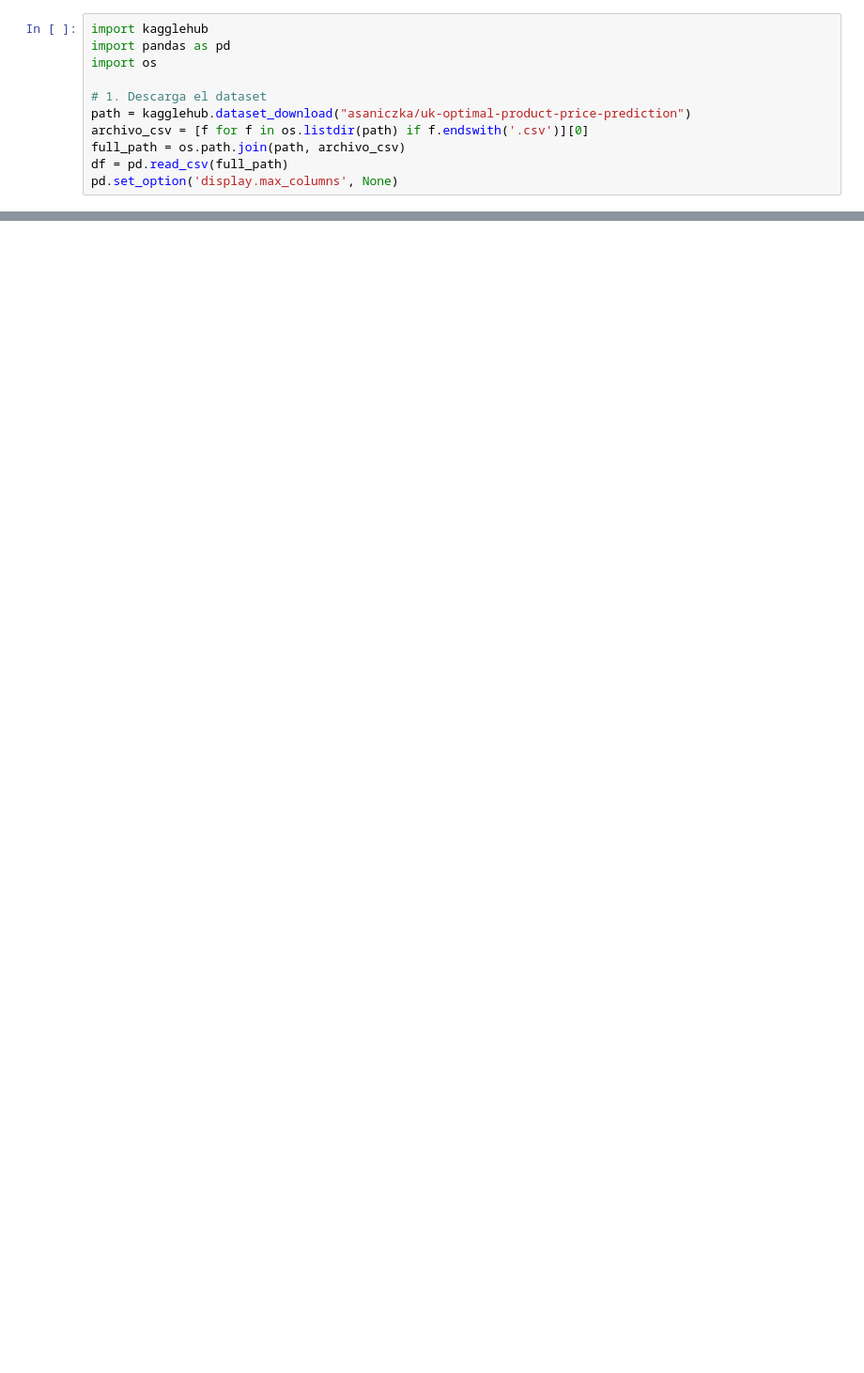
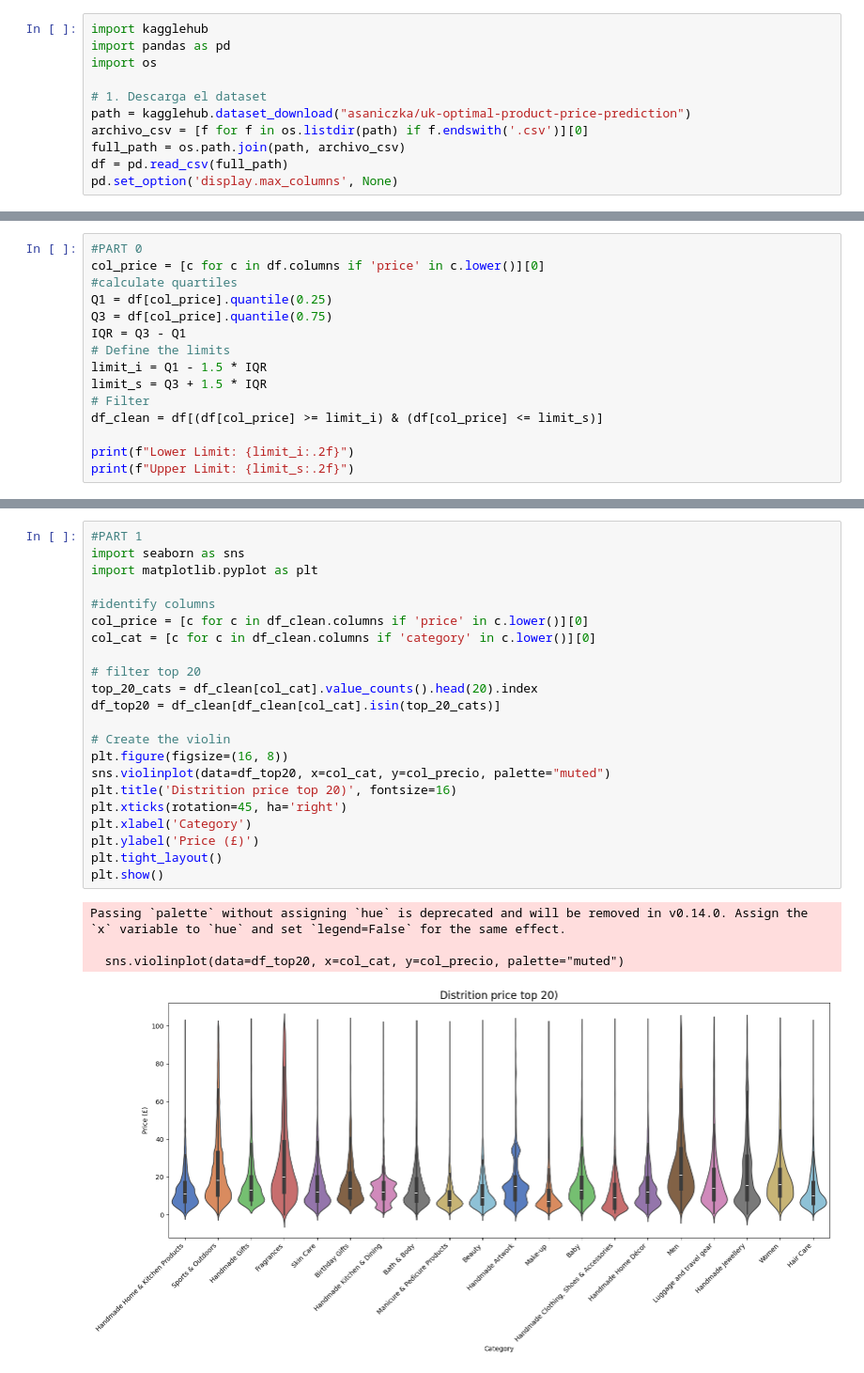
Before and after one commit to paucorreasilva94-lgtm/lab-eda-bivariate, a Jupyter notebook: eda bivarate.ipynb, the cells around one changed output, grey strips where cells are left out. Shown at 94% size. Saved outputs shown, nothing was run; the diff lists cells and outputs as text; blank space fills up the shorter version.

```diff
--- a/eda bivarate.ipynb
+++ b/eda bivarate.ipynb
@@ -87,0 +120,15 @@ print(f"Cramér's V:         {cramers_v:.4f}")
+# %%
+#PART 0
+col_price = [c for c in df.columns if 'price' in c.lower()][0]
+#calculate quartiles
+Q1 = df[col_price].quantile(0.25)
+Q3 = df[col_price].quantile(0.75)
+IQR = Q3 - Q1
+# Define the limits
+limit_i = Q1 - 1.5 * IQR
+limit_s = Q3 + 1.5 * IQR
+# Filter
+df_clean = df[(df[col_price] >= limit_i) & (df[col_price] <= limit_s)]
+
+print(f"Lower Limit: {limit_i:.2f}")
+print(f"Upper Limit: {limit_s:.2f}")
@@ -87,0 +138,27 @@ print(f"Cramér's V:         {cramers_v:.4f}")
+# %%
+#PART 1
+import seaborn as sns
+import matplotlib.pyplot as plt
+
+#identify columns
+col_price = [c for c in df_clean.columns if 'price' in c.lower()][0]
+col_cat = [c for c in df_clean.columns if 'category' in c.lower()][0]
+
+# filter top 20
+top_20_cats = df_clean[col_cat].value_counts().head(20).index
+df_top20 = df_clean[df_clean[col_cat].isin(top_20_cats)]
+
+# Create the violin
+plt.figure(figsize=(16, 8))
+sns.violinplot(data=df_top20, x=col_cat, y=col_precio, palette="muted")
+plt.title('Distrition price top 20)', fontsize=16)
+plt.xticks(rotation=45, ha='right')
+plt.xlabel('Category')
+plt.ylabel('Price (£)')
+plt.tight_layout()
+plt.show()
+# %% [output]
+Passing `palette` without assigning `hue` is deprecated and will be removed in v0.14.0. Assign the `x` variable to `hue` and set `legend=False` for the same effect.
+
+  sns.violinplot(data=df_top20, x=col_cat, y=col_precio, palette="muted")
+[figure, added]
```
Also changed, not shown: parts of 12 cells of this notebook.
